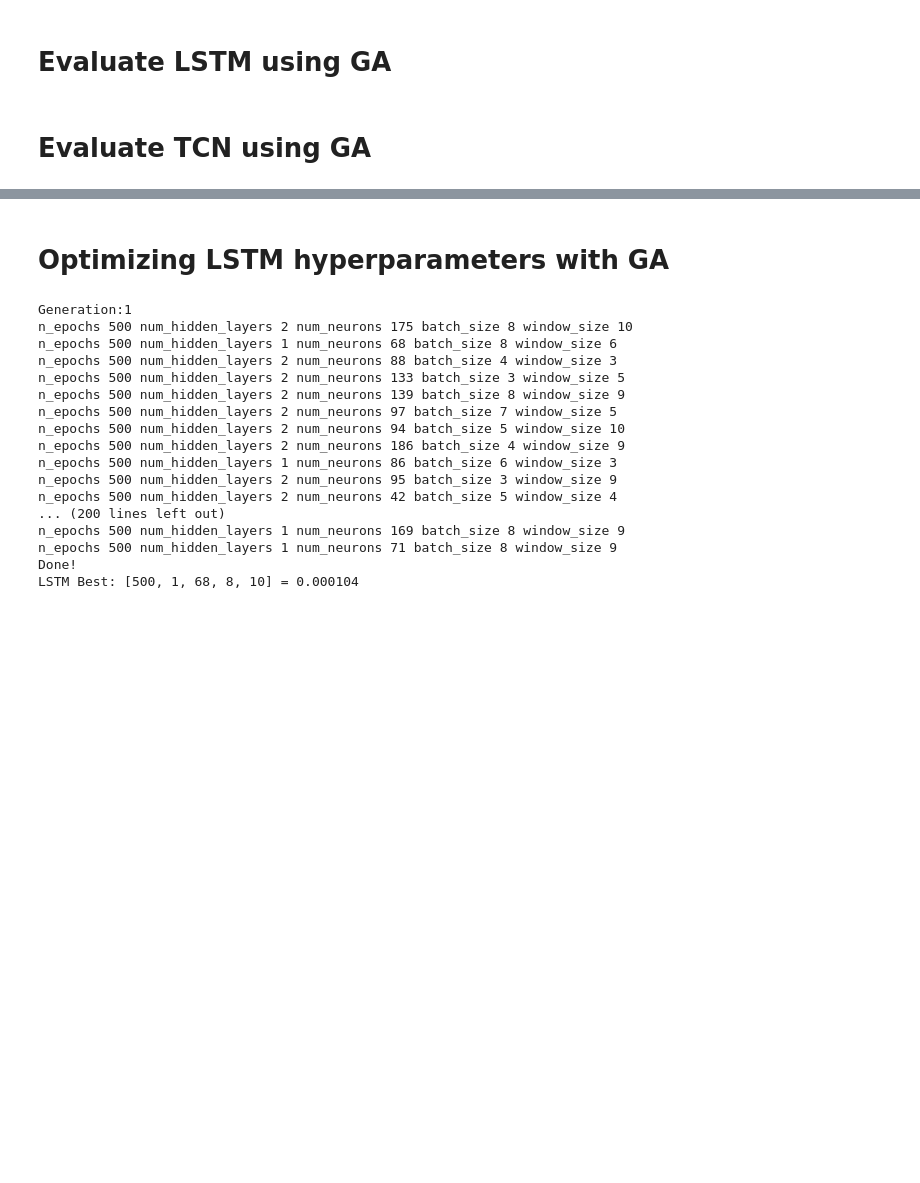
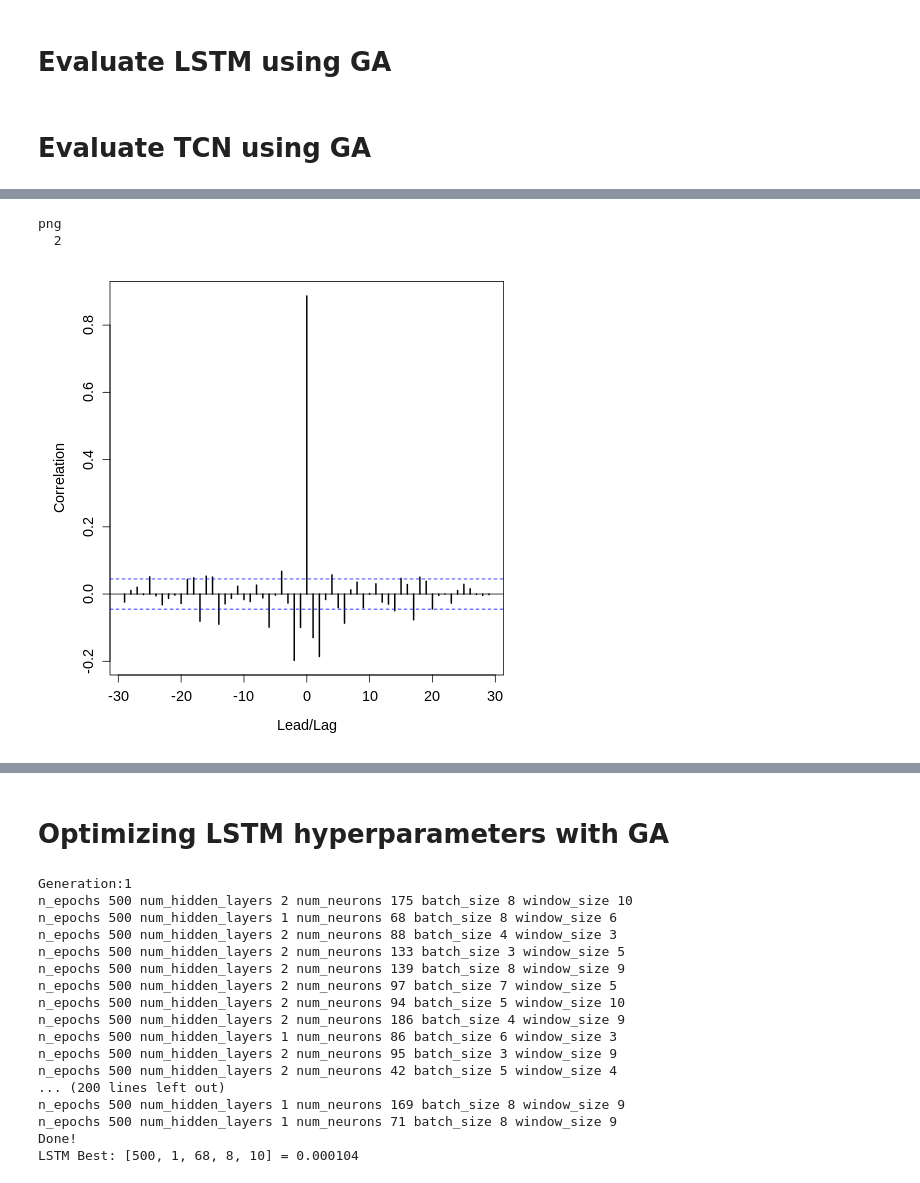
Before and after one commit to ashrafalaghbari/GA-TCN-LSTM, a Jupyter notebook: Proposed_model/GA_TCN_LSTM_model.ipynb, the cells around one changed output, grey strips where cells are left out. Saved outputs shown, nothing was run; the diff lists cells and outputs as text; code cells hidden in the pictures; blank space fills up the shorter version.

```diff
--- a/Proposed_model/GA_TCN_LSTM_model.ipynb
+++ b/Proposed_model/GA_TCN_LSTM_model.ipynb
@@ -510,10 +436,0 @@ plt.show()
-# %%
-# # select features
-series.insert(0, column = 'days', value= range(len(series), 0, -1))
-series.insert(3, column = "interaction_effect_onNextOilRate", value= series["ON_STREAM_HRS"].shift(-1) * series["AVG_CHOKE_SIZE_P"].shift(-1) * series['days'])
-series =series[[
-                "interaction_effect_onNextOilRate",
-                "BORE_GAS_VOL",
-                "BORE_OIL_VOL"
-                ]]
-series.shape
@@ -605,0 +486,28 @@ plt.show()
+# %%
+%%R
+# Set the device size and resolution
+options(repr.plot.width = 140/25.5, repr.plot.height = 90/25.5, repr.plot.res = 1000)
+
+df <- data.frame(x, y)
+par(mar = c(5, 5, 1, 1))
+CCF <- ccf(df$x, df$y, lwd=2,
+           xlab='Lead/Lag',
+           ylab='Correlation',
+           main= "",
+           cex.lab=1.2, cex.axis=1.2, cex.main=1.2)
+
+
+# Save the image with a width of 140 mm
+
+jpeg(filename = "Cross correlation, on stream hours*average choke size*time\n& oil volume.jpeg", width = 140, height = 90, units = "mm", res = 1000)
+# Create the ACF plot with modified font sizes
+par(mar = c(5, 5, 1, 1))
+plot(CCF, lwd=2,
+     xlab=  'Lead/Lag',
+     ylab ='Correlation',
+     main="", cex.lab=1.2, cex.axis=1.2, cex.main=1.2)
+dev.off()
+# %% [output]
+png
+  2
+[figure, added]
```
Also changed, not shown: parts of 26 cells of this notebook, 21 other files.
